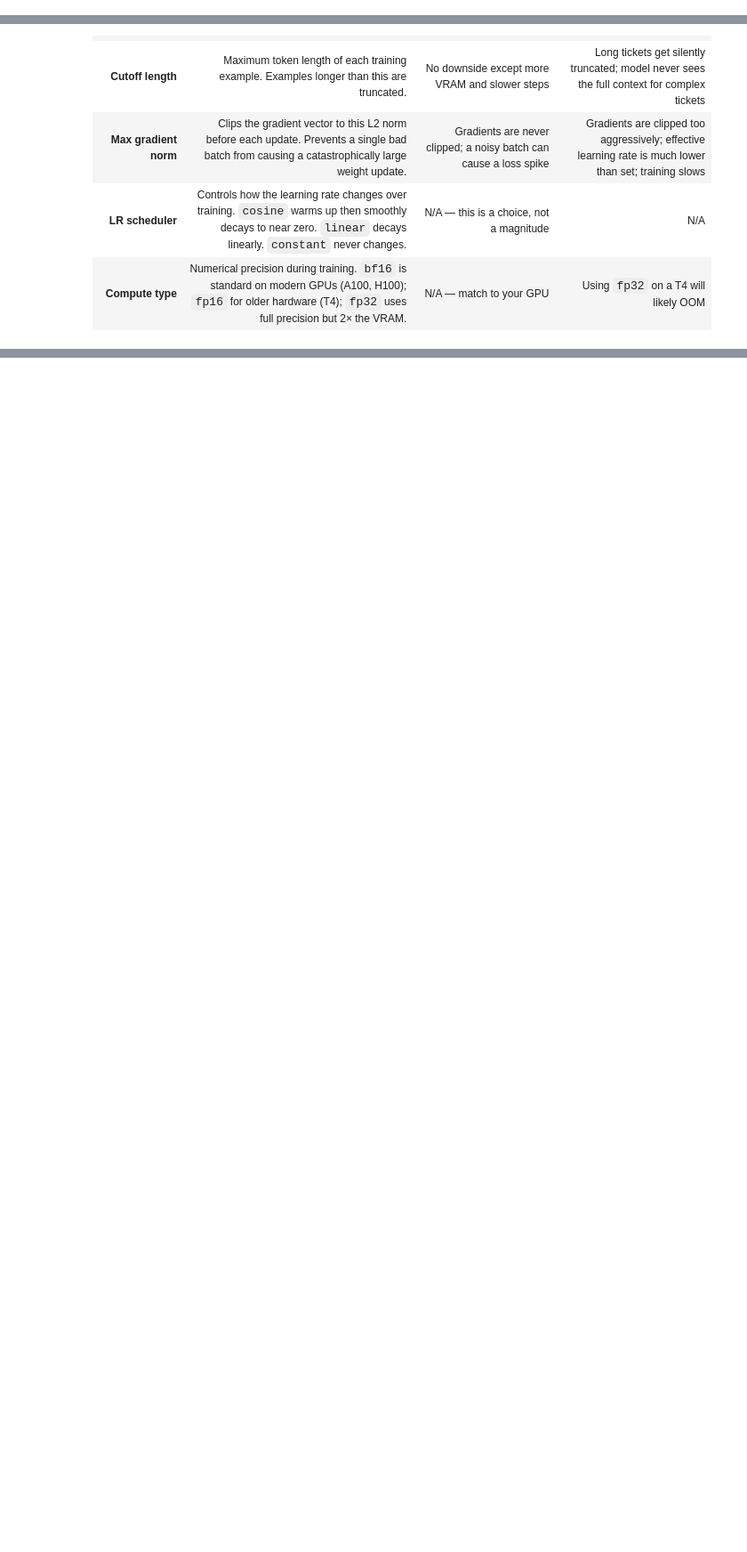
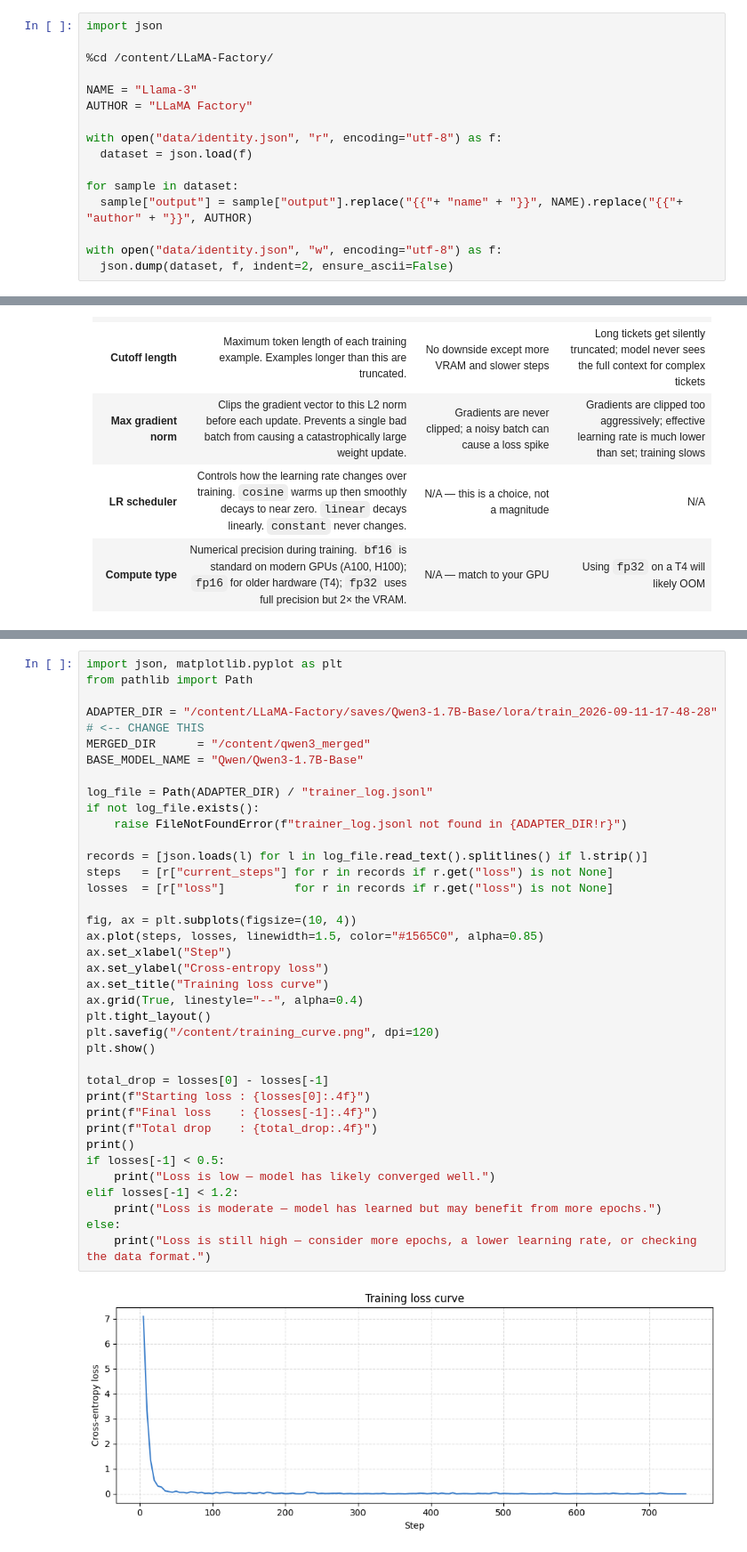
Before and after one commit to chatkausik/Fine-Tune-a-Support-Ticket-Router, a Jupyter notebook: Finetune_Support_Ticket_Classifier_Qwen3.ipynb, the cells around one changed output, grey strips where cells are left out. Shown at 89% size. Cells and saved outputs as stored; diff of their text form; blank space fills up the shorter version.

```diff
--- a/Finetune_Support_Ticket_Classifier_Qwen3.ipynb
+++ b/Finetune_Support_Ticket_Classifier_Qwen3.ipynb
@@ -304,0 +143,16 @@ This will take a while (usually around 30-60 mins on a T4 GPU, depending on your
+# %%
+import json
+
+%cd /content/LLaMA-Factory/
+
+NAME = "Llama-3"
+AUTHOR = "LLaMA Factory"
+
+with open("data/identity.json", "r", encoding="utf-8") as f:
+  dataset = json.load(f)
+
+for sample in dataset:
+  sample["output"] = sample["output"].replace("{{"+ "name" + "}}", NAME).replace("{{"+ "author" + "}}", AUTHOR)
+
+with open("data/identity.json", "w", encoding="utf-8") as f:
+  json.dump(dataset, f, indent=2, ensure_ascii=False)
@@ -1007,0 +459,39 @@ for lbl, d in deltas:
+# %%
+import json, matplotlib.pyplot as plt
+from pathlib import Path
+
+ADAPTER_DIR = "/content/LLaMA-Factory/saves/Qwen3-1.7B-Base/lora/train_2026-09-11-17-48-28"  # <-- CHANGE THIS
+MERGED_DIR      = "/content/qwen3_merged"
+BASE_MODEL_NAME = "Qwen/Qwen3-1.7B-Base"
+
+log_file = Path(ADAPTER_DIR) / "trainer_log.jsonl"
+if not log_file.exists():
+    raise FileNotFoundError(f"trainer_log.jsonl not found in {ADAPTER_DIR!r}")
+
+records = [json.loads(l) for l in log_file.read_text().splitlines() if l.strip()]
+steps   = [r["current_steps"] for r in records if r.get("loss") is not None]
+losses  = [r["loss"]          for r in records if r.get("loss") is not None]
+
+fig, ax = plt.subplots(figsize=(10, 4))
+ax.plot(steps, losses, linewidth=1.5, color="#1565C0", alpha=0.85)
+ax.set_xlabel("Step")
+ax.set_ylabel("Cross-entropy loss")
+ax.set_title("Training loss curve")
+ax.grid(True, linestyle="--", alpha=0.4)
+plt.tight_layout()
+plt.savefig("/content/training_curve.png", dpi=120)
+plt.show()
+
+total_drop = losses[0] - losses[-1]
+print(f"Starting loss : {losses[0]:.4f}")
+print(f"Final loss    : {losses[-1]:.4f}")
+print(f"Total drop    : {total_drop:.4f}")
+print()
+if losses[-1] < 0.5:
+    print("Loss is low — model has likely converged well.")
+elif losses[-1] < 1.2:
+    print("Loss is moderate — model has learned but may benefit from more epochs.")
+else:
+    print("Loss is still high — consider more epochs, a lower learning rate, or checking the data format.")
+# %% [output]
+[figure, added]
```
Also changed, not shown: parts of 62 cells of this notebook, 11 other files.
